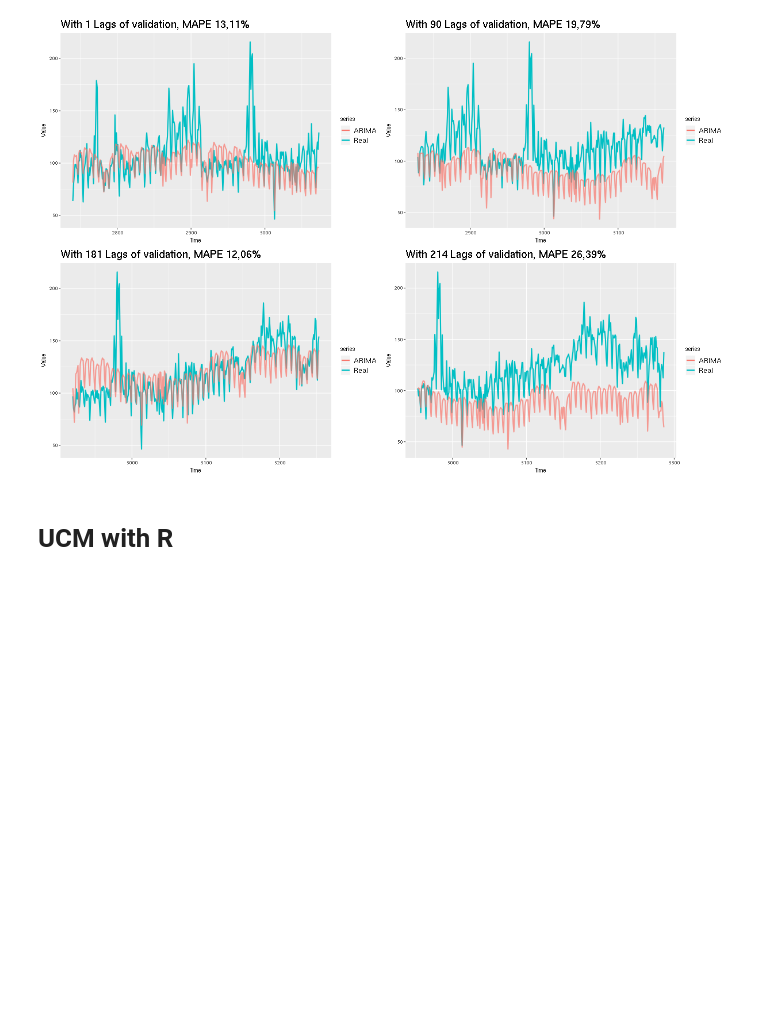
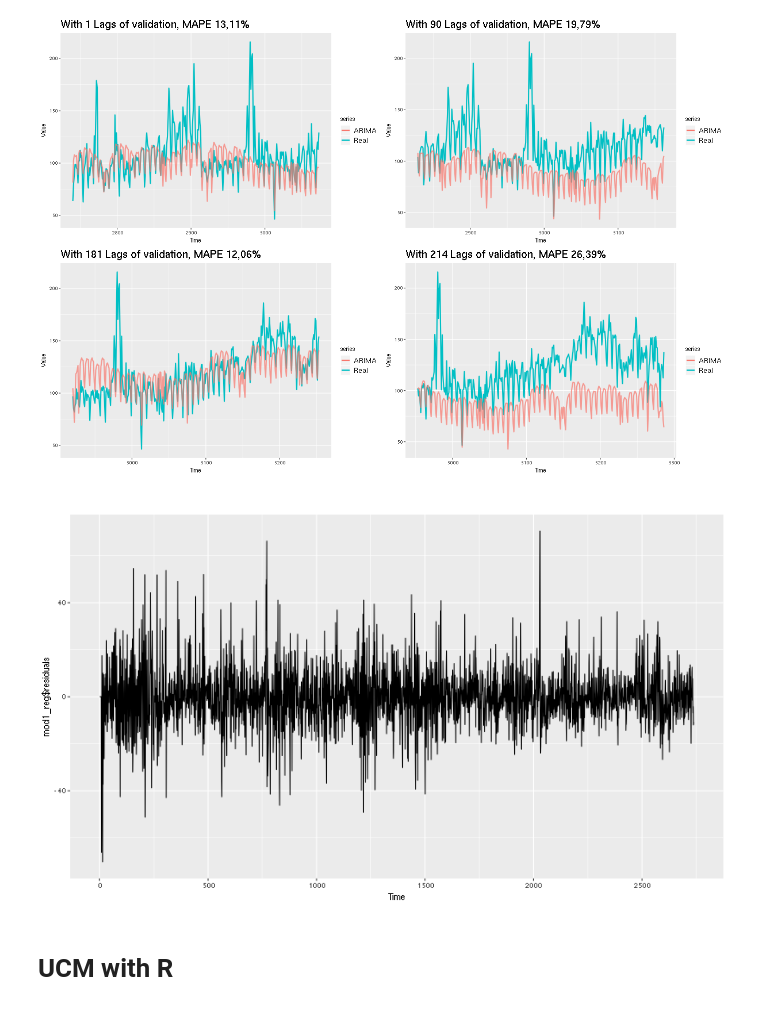
Before and after one commit to pkasela/Time_Series-Project, a Jupyter notebook: Pranav_Kasela_846965.ipynb, the cells around one changed output. Saved outputs shown, nothing was run; the diff lists cells and outputs as text; code cells hidden in the pictures; blank space fills up the shorter version.

```diff
--- a/Pranav_Kasela_846965.ipynb
+++ b/Pranav_Kasela_846965.ipynb
@@ -552,8 +552,12 @@ gridExtra::grid.arrange(p1, p2, p3, p4, nrow = 2)
 # %% [output]
 [figure]
 # %%
-%%R
+%%R -w 800
 # vediamo i residui del modello XARIMA:
+
+autoplot(mod1_reg$residuals)
+# %% [output]
+[figure, added]
 # %% [markdown]
 # UCM with R
 # %%
```
Also changed, not shown: parts of 11 cells of this notebook, 4 other files.
